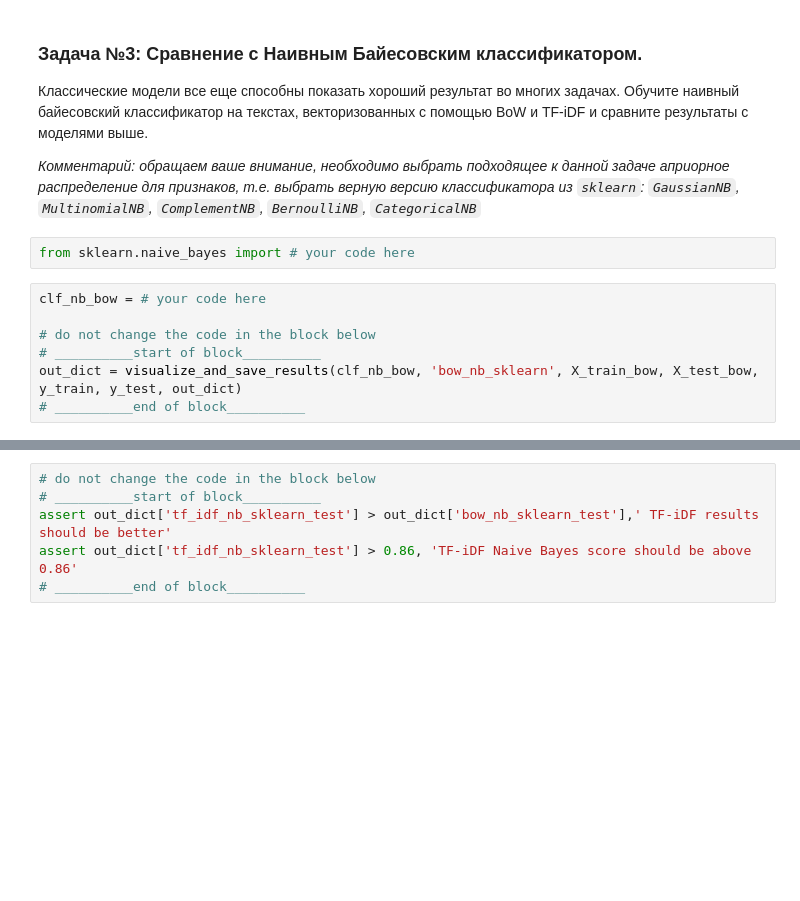
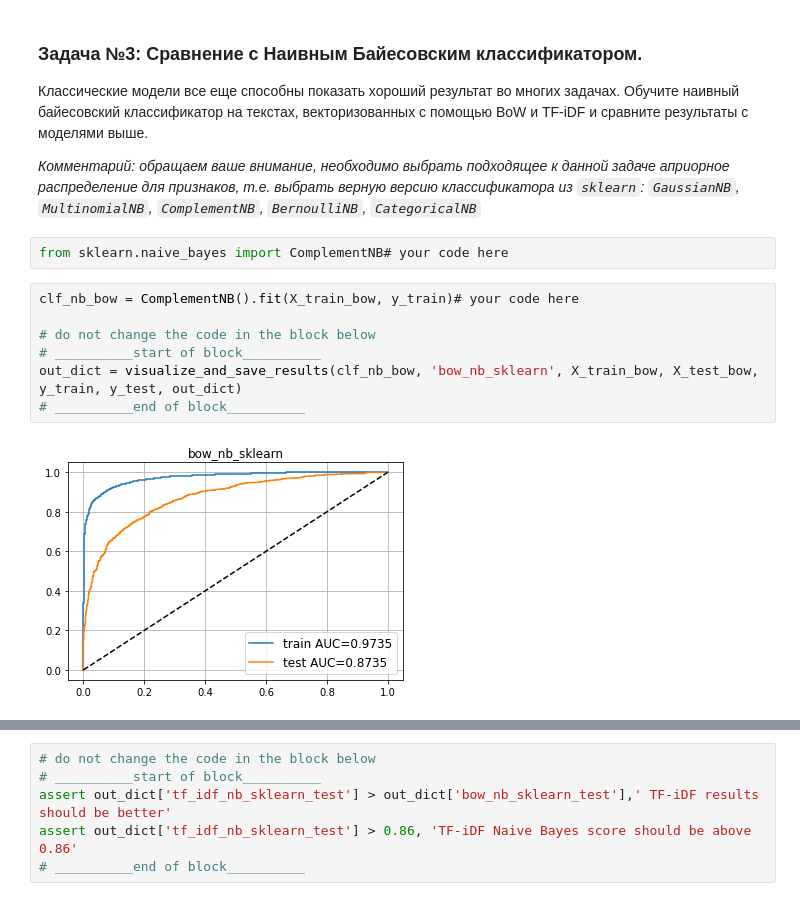
Before and after one commit to k2a07/MIPT-homeworks, a Jupyter notebook: assignment01_text_classification/assignment01.ipynb, the cells around one changed output, grey strips where cells are left out. Cells and saved outputs as stored; diff of their text form; blank space fills up the shorter version.

```diff
--- a/assignment01_text_classification/assignment01.ipynb
+++ b/assignment01_text_classification/assignment01.ipynb
@@ -403,12 +437,14 @@ out_dict['tf_idf_k_vary'] = results
 
 *Комментарий: обращаем ваше внимание, необходимо выбрать подходящее к данной задаче априорное распределение для признаков, т.е. выбрать верную версию классификатора из `sklearn`: `GaussianNB`, `MultinomialNB`, `ComplementNB`, `BernoulliNB`, `CategoricalNB`*
 # %%
-from sklearn.naive_bayes import # your code here
+from sklearn.naive_bayes import ComplementNB# your code here
 # %%
-clf_nb_bow = # your code here
+clf_nb_bow = ComplementNB().fit(X_train_bow, y_train)# your code here
 
 # do not change the code in the block below
 # __________start of block__________
 out_dict = visualize_and_save_results(clf_nb_bow, 'bow_nb_sklearn', X_train_bow, X_test_bow, y_train, y_test, out_dict)
 # __________end of block__________
+# %% [output]
+[figure, added]
 # %%
```
Also changed, not shown: parts of 23 cells of this notebook, 1 other file.
